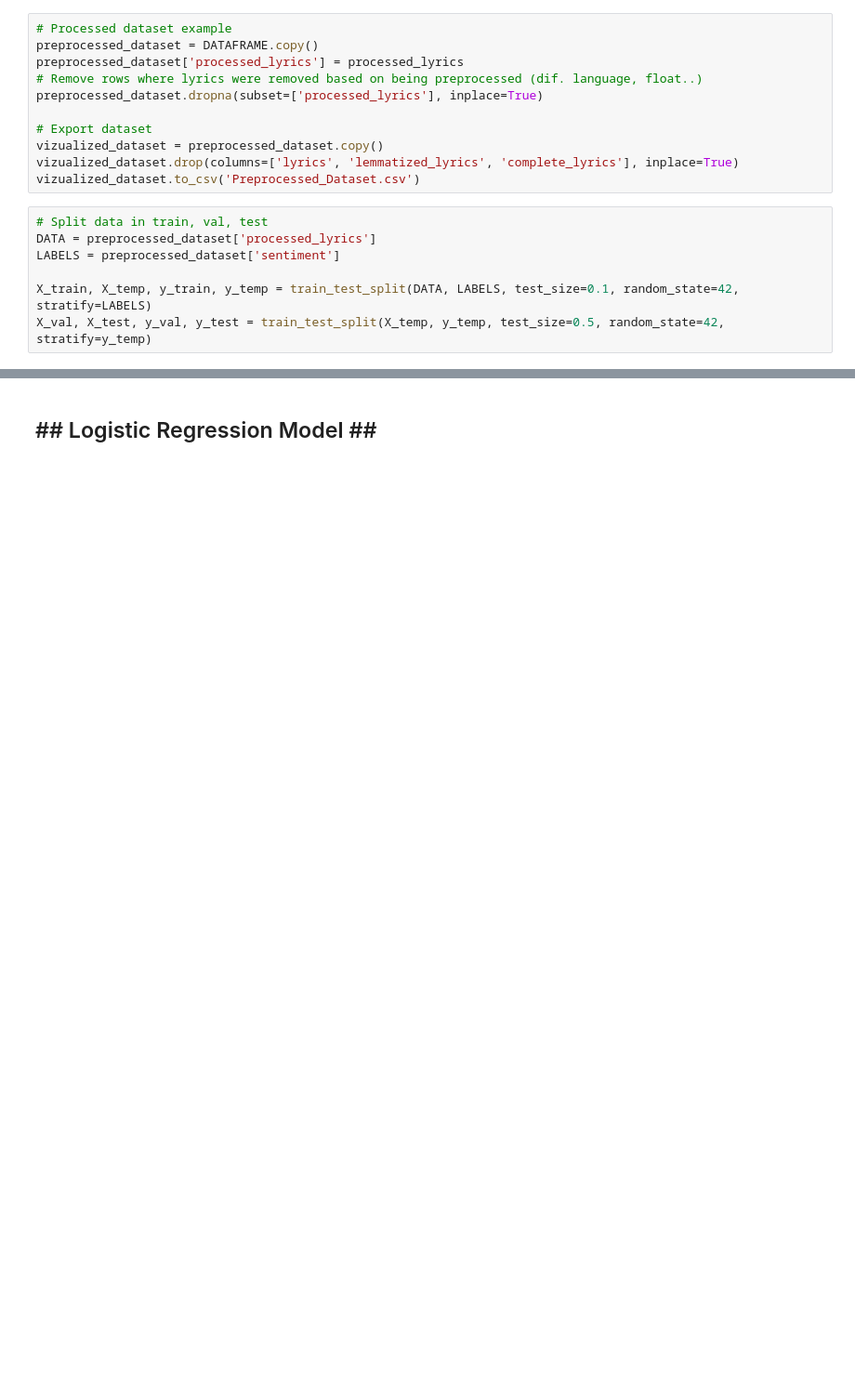
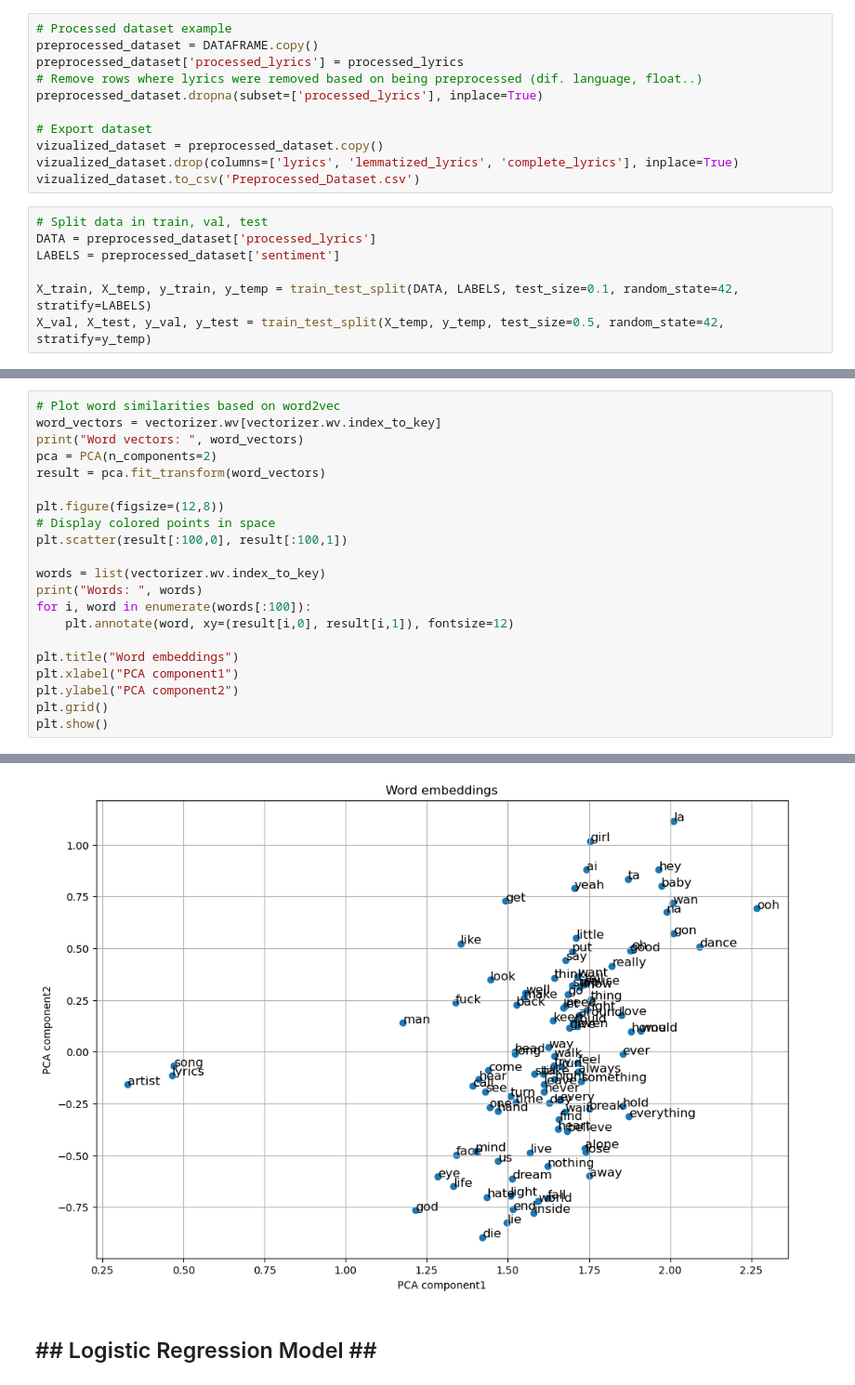
Before and after one commit to ccazacu13/SongAnalyzer, a Jupyter notebook: src/scripts/main.ipynb, the cells around one changed output, grey strips where cells are left out. Shown at 93% size. Saved outputs shown, nothing was run; the diff lists cells and outputs as text; blank space fills up the shorter version.

Commit message:
Add svm, knn, word2vec

```diff
--- a/src/scripts/main.ipynb
+++ b/src/scripts/main.ipynb
@@ -318,0 +382,22 @@ Feature names: ['aa' 'aaa' 'aaafro' ... '지금처럼' '편했었지' '함께']
+# %%
+# Plot word similarities based on word2vec
+word_vectors = vectorizer.wv[vectorizer.wv.index_to_key]
+print("Word vectors: ", word_vectors)
+pca = PCA(n_components=2)
+result = pca.fit_transform(word_vectors)
+
+plt.figure(figsize=(12,8))
+# Display colored points in space
+plt.scatter(result[:100,0], result[:100,1])
+
+words = list(vectorizer.wv.index_to_key)
+print("Words: ", words)
+for i, word in enumerate(words[:100]):
+    plt.annotate(word, xy=(result[i,0], result[i,1]), fontsize=12)
+
+plt.title("Word embeddings")
+plt.xlabel("PCA component1")
+plt.ylabel("PCA component2")
+plt.grid()
+plt.show()
+# %% [output]
@@ -319,3 +418,4 @@ Feature names: ['aa' 'aaa' 'aaafro' ... '지금처럼' '편했었지' '함께']
+[figure, added]
 # %% [markdown]
 <h2> ## Logistic Regression Model ## </h2>
 # %%
```
Also changed, not shown: parts of 20 cells of this notebook, 1 other file.
